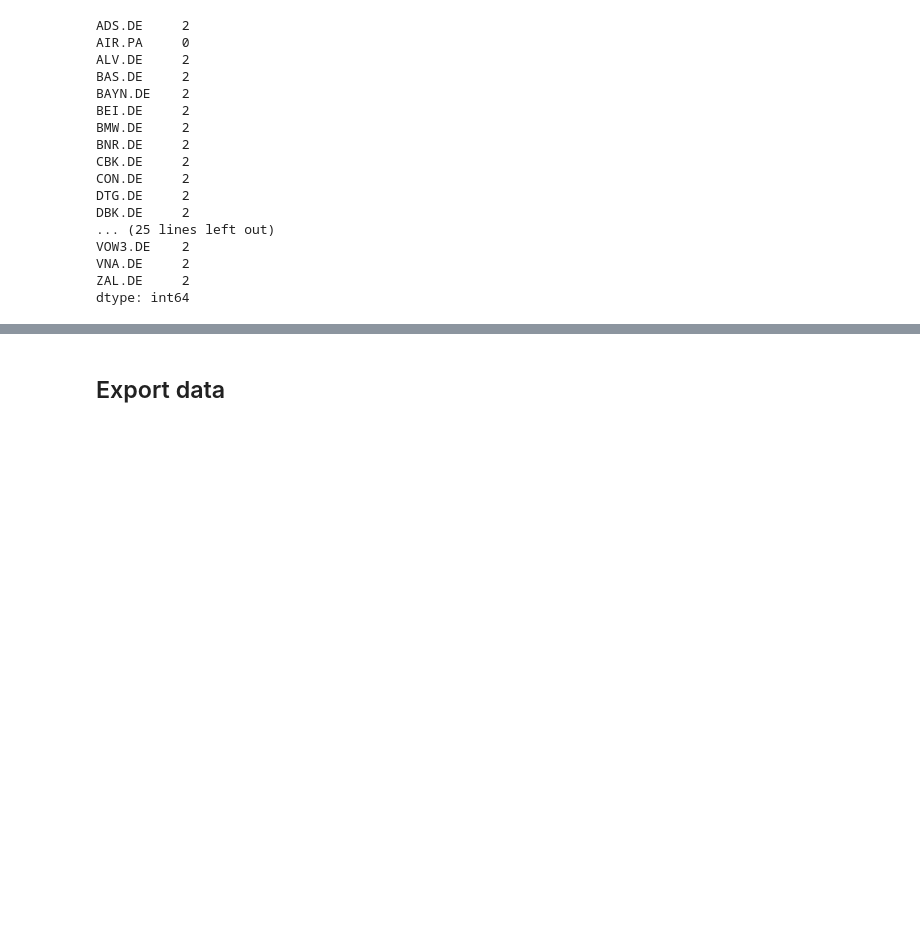
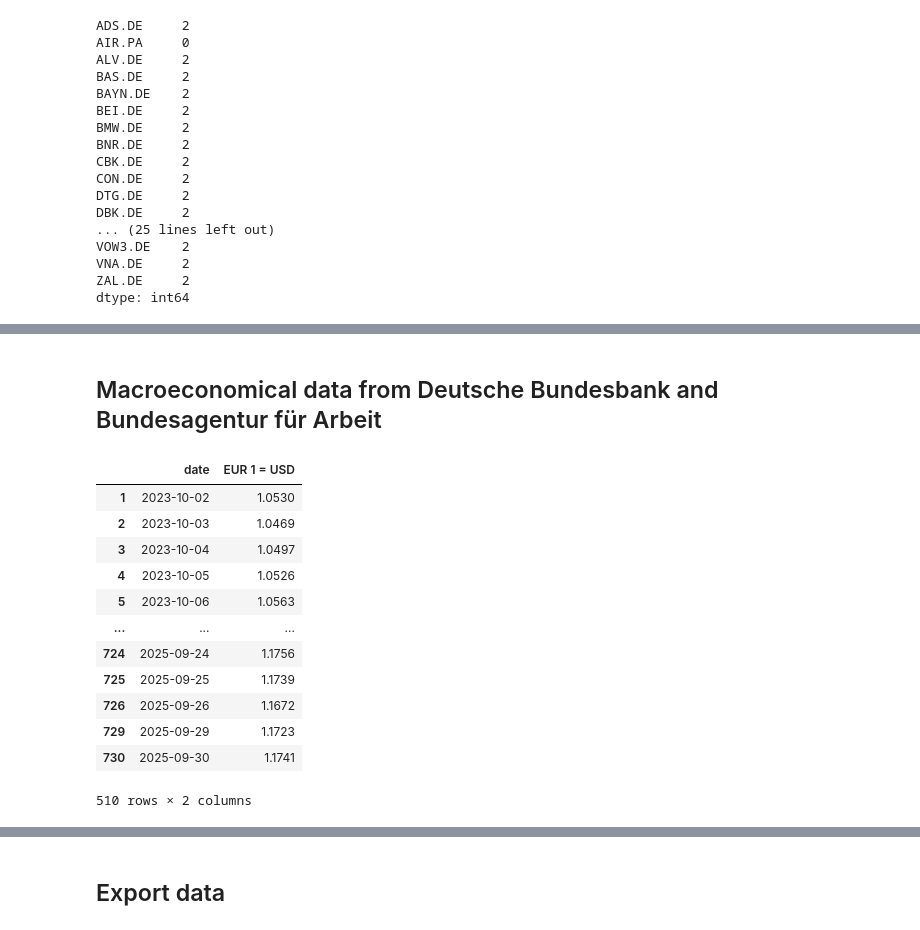
Before and after one commit to TebasMartinez/DA-DAX, a Jupyter notebook: Data Retrieval.ipynb, the cells around one changed output, grey strips where cells are left out. Drawn from its saved outputs; the diff is of its cells as text; code cells hidden in the pictures; blank space fills up the shorter version.

```diff
--- a/Data Retrieval.ipynb
+++ b/Data Retrieval.ipynb
@@ -123 +125,3 @@ returns.head()
 5 rows × 40 columns
+# %% [markdown]
+## Macroeconomical data from Deutsche Bundesbank and Bundesagentur für Arbeit
@@ -123,0 +141,19 @@ returns.head()
+# %%
+delete_last_comma("BBEX3.D.USD.EUR.BB.AC.000.csv", "EURtoUSD.csv")
+EURtoUSD = pd.read_csv("data/EURtoUSD.csv")
+EURtoUSD = EURtoUSD[EURtoUSD['EUR 1 = USD'] != "No value available"]
+EURtoUSD
+# %% [output]
+|  | date | EUR 1 = USD |
+| 1 | 2023-10-02 | 1.0530 |
+| 2 | 2023-10-03 | 1.0469 |
+| 3 | 2023-10-04 | 1.0497 |
+| 4 | 2023-10-05 | 1.0526 |
+| 5 | 2023-10-06 | 1.0563 |
+| ... | ... | ... |
+| 724 | 2025-09-24 | 1.1756 |
+| 725 | 2025-09-25 | 1.1739 |
+| 726 | 2025-09-26 | 1.1672 |
+| 729 | 2025-09-29 | 1.1723 |
+| 730 | 2025-09-30 | 1.1741 |
+510 rows × 2 columns
```
Also changed, not shown: parts of 9 cells of this notebook, 8 other files.
